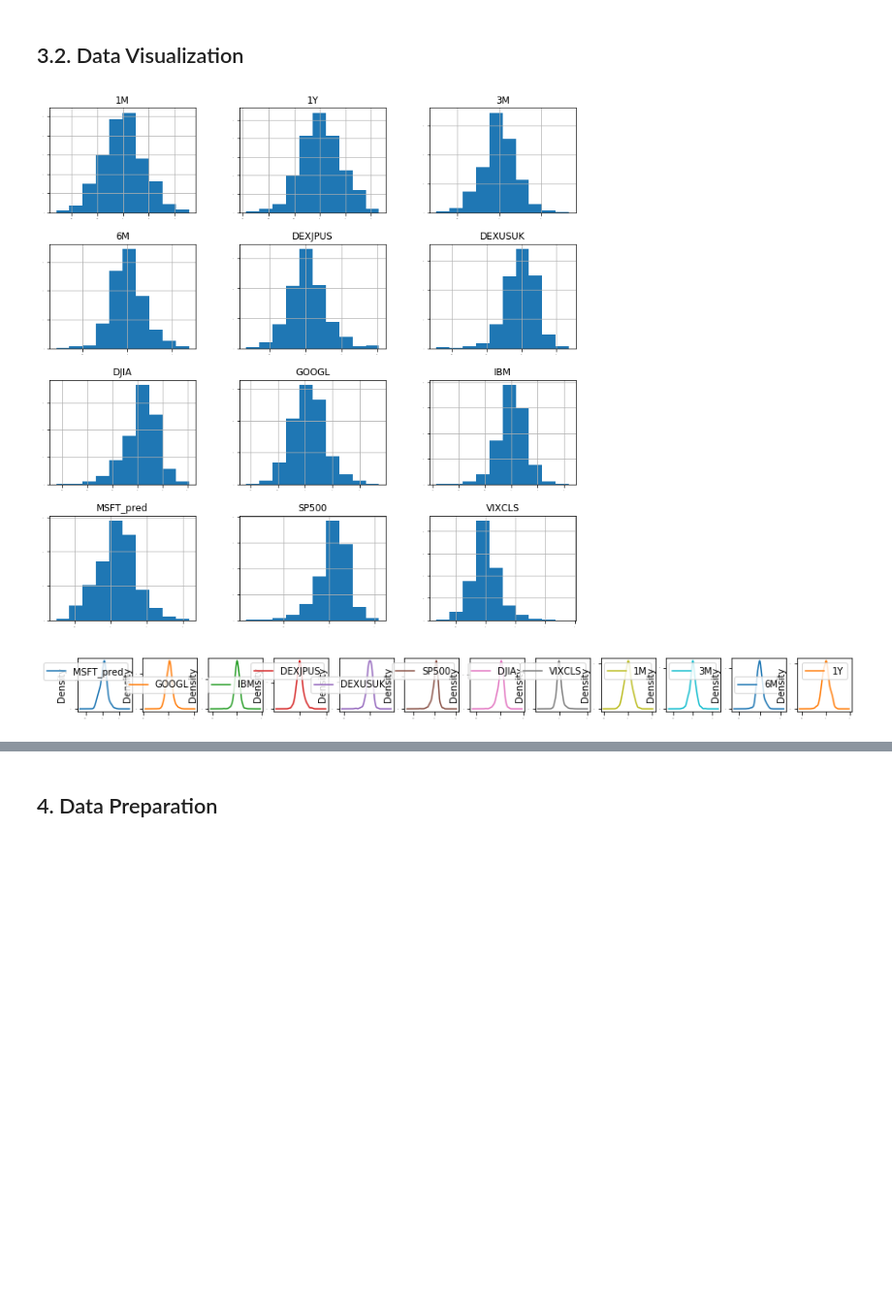
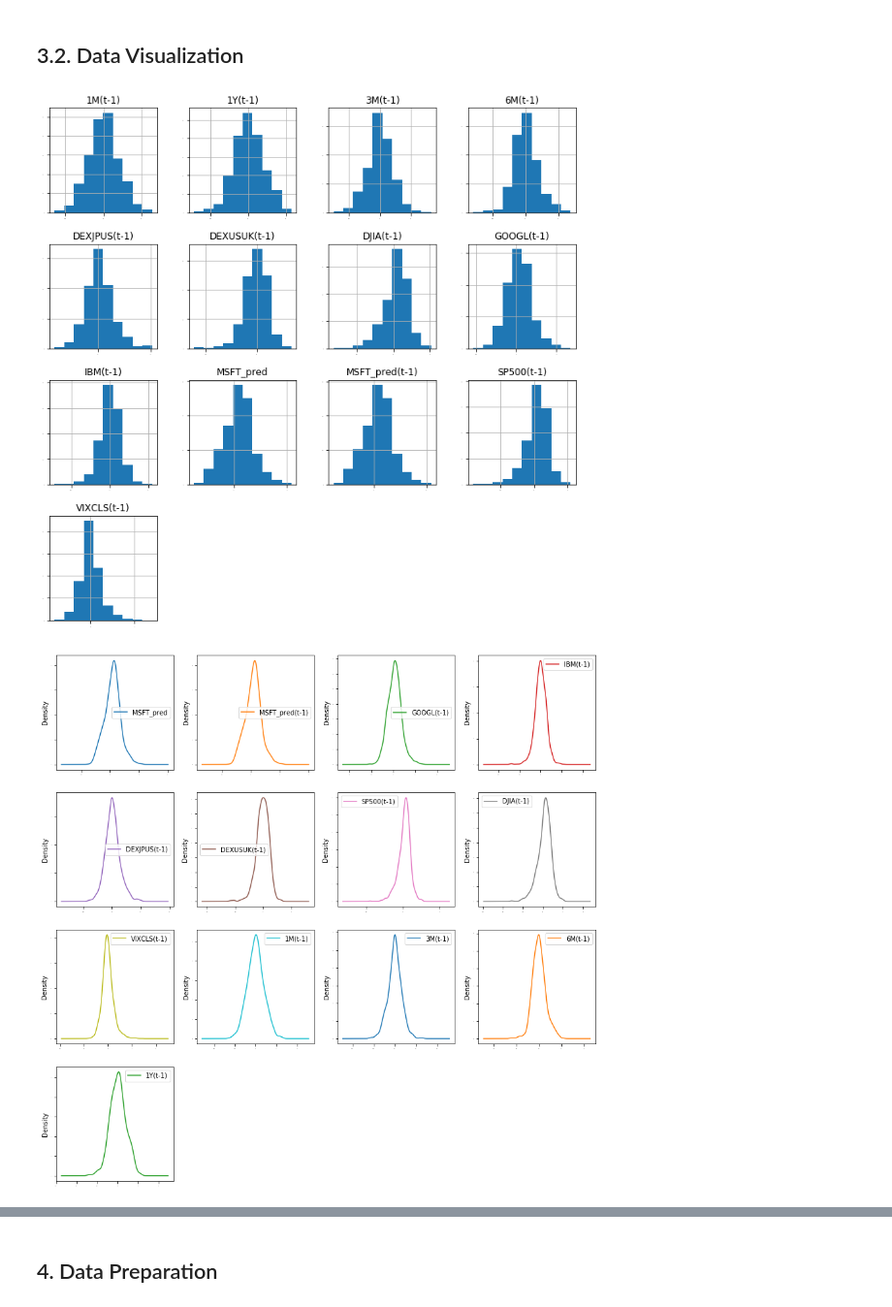
Before and after one commit to sahil231090/MLBook, a Jupyter notebook: RegressionCaseStudies/Regression-MasterTemplate.ipynb, the cells around one changed output, grey strips where cells are left out. Shown at 97% size. Cells and saved outputs as stored; diff of their text form; code cells hidden in the pictures; blank space fills up the shorter version.

Commit message:
Update Regression-MasterTemplate.ipynb
Regression with TIme Series Models

```diff
--- a/RegressionCaseStudies/Regression-MasterTemplate.ipynb
+++ b/RegressionCaseStudies/Regression-MasterTemplate.ipynb
@@ -146,3 +154,18 @@ pandas.core.frame.DataFrame
+# %%
+def series_to_supervised(data, lag=1):
+    n_vars = data.shape[1]
+    df = pd.DataFrame(data)
+    cols, names = list(), list()
+    for i in range(lag, 0, -1):
+        cols.append(df.shift(i))
+        names += [('%s(t-%d)' % (df.columns[j], i)) for j in range(n_vars)]
+    agg = pd.concat(cols, axis=1)
+    agg.columns = names
+    agg = pd.DataFrame(data.iloc[:,0]).join(agg)
+    agg.dropna(inplace=True)
+    return agg
+# %%
+dataset= series_to_supervised(dataset,1)
 # %% [markdown]
 <a id='2'></a>
 # 3. Exploratory Data Analysis
@@ -205,12 +226,12 @@ dataset.describe()
 dataset.hist(sharex=False, sharey=False, xlabelsize=1, ylabelsize=1, figsize=(12,12))
 pyplot.show()
 # %% [output]
-[figure, old version]
+[figure, new version]
 # %%
 # density
-dataset.plot(kind='density', subplots=True, layout=(12,12), sharex=False, legend=True, fontsize=1, figsize=(15,15))
+dataset.plot(kind='density', subplots=True, layout=(4,4), sharex=False, legend=True, fontsize=1, figsize=(15,15))
 pyplot.show()
 # %% [output]
-[figure, old version]
+[figure, new version]
 # %%
 #Box and Whisker Plots
```
Also changed, not shown: parts of 58 cells of this notebook.
